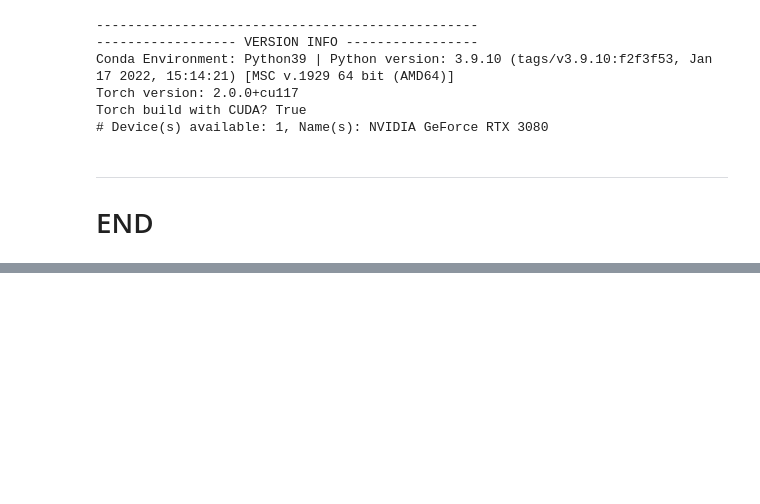
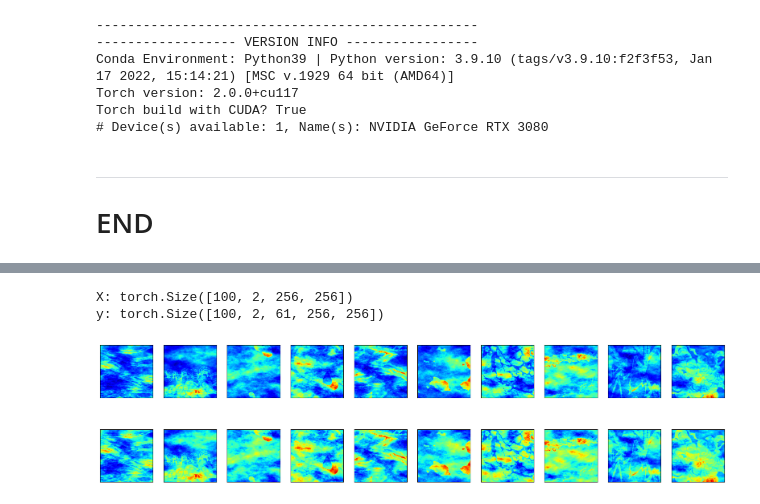
Before and after one commit to misaelmmorales/H2-Proxy, a Jupyter notebook: heterogeneity/main.ipynb, the cells around one changed output, grey strips where cells are left out. Cells and saved outputs as stored; diff of their text form; code cells hidden in the pictures; blank space fills up the shorter version.

```diff
--- a/heterogeneity/main.ipynb
+++ b/heterogeneity/main.ipynb
@@ -48,0 +45,36 @@ plt.show()
+# %%
+class myDataset(Dataset):
+    def __init__(self, data_folder):
+        self.y_folder  = data_folder
+        self.x_folder  = data_folder+'/X_data'
+        self.y_list = [file for file in os.listdir(self.y_folder) if file.endswith('.mat')]
+        self.x_list = os.listdir(self.x_folder)
+
+    def __len__(self):
+        return len(self.x_list)
+
+    def __getitem__(self, idx):
+        x_name = self.x_list[idx]
+        y_name = self.y_list[idx]
+
+        x_path = os.path.join(self.x_folder, x_name)
+        y_path = os.path.join(self.y_folder, y_name)
+
+        x_data = np.load(x_path)
+        poro = np.expand_dims(x_data[0],0)
+        perm = np.expand_dims(np.log10(x_data[1]),0)
+        x = torch.Tensor(np.concatenate([poro,perm],0))
+
+        y = torch.zeros((2,61,256,256))
+        y_data = loadmat(y_path, simplify_cells=True)
+        for timestep in range(61):
+            y[0,timestep] = torch.Tensor(y_data['PRESSURE'])
+            y[1,timestep] = torch.Tensor(y_data['SGAS'] * y_data['YMF_3'])
+
+        return x, y
+# %%
+dataset = myDataset(data_folder='h2dataf')
+dataloader = DataLoader(dataset, batch_size=100, shuffle=True)
+
+for i, (xbatch, ybatch) in enumerate(dataloader):
+    print(i)
@@ -48,0 +92,14 @@ plt.show()
+# %%
+print('X:', xbatch.shape)
+print('y:', ybatch.shape)
+# %% [output]
+X: torch.Size([100, 2, 256, 256])
+y: torch.Size([100, 2, 61, 256, 256])
+# %%
+fig, axs = plt.subplots(2, 10, figsize=(20,5))
+for i in range(2):
+    for j in range(10):
+        axs[i,j].imshow(xbatch[j*10,i], 'jet')
+        axs[i,j].set(xticks=[], yticks=[])
+# %% [output]
+[figure, added]
```
Also changed, not shown: parts of 3 cells of this notebook.
